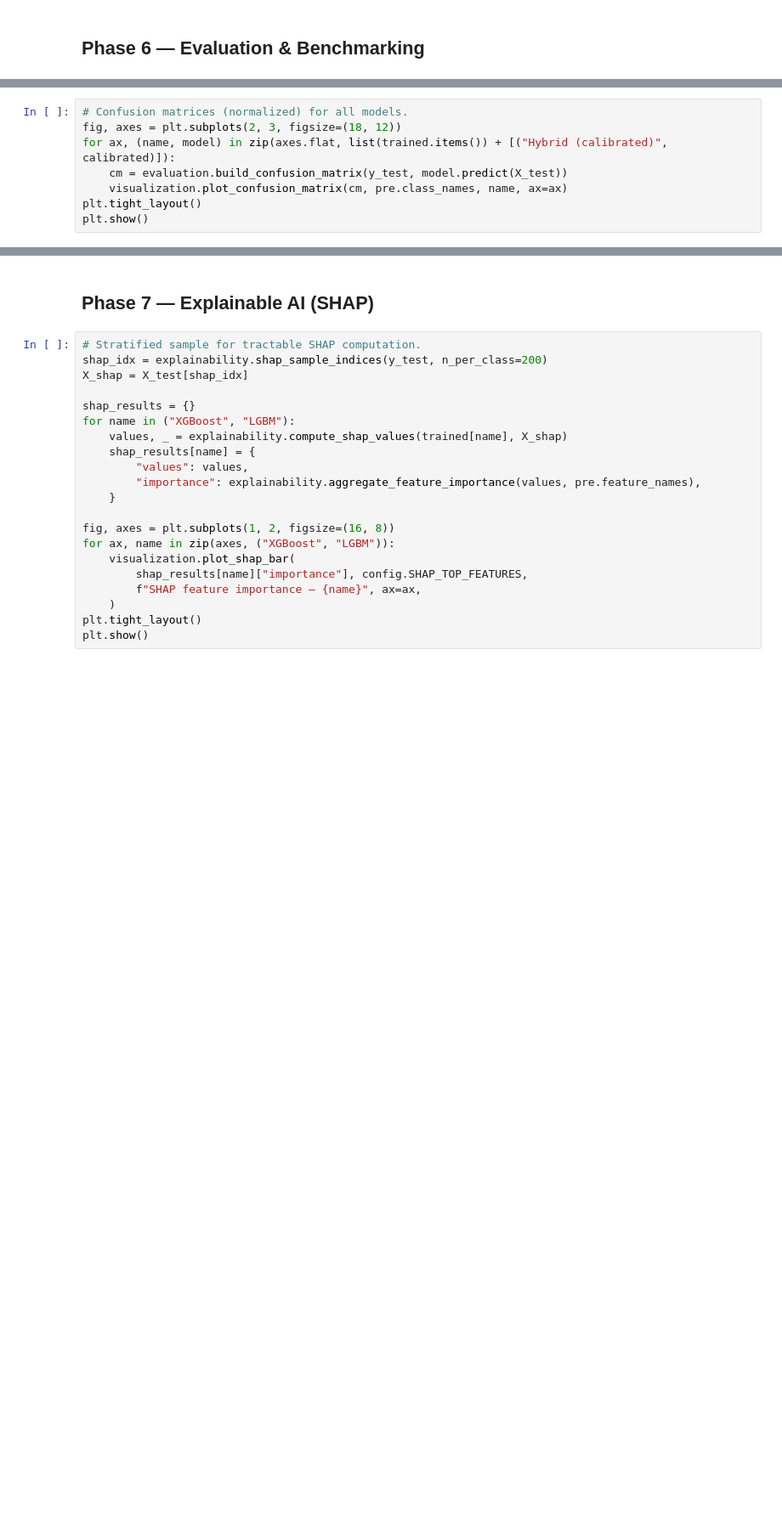
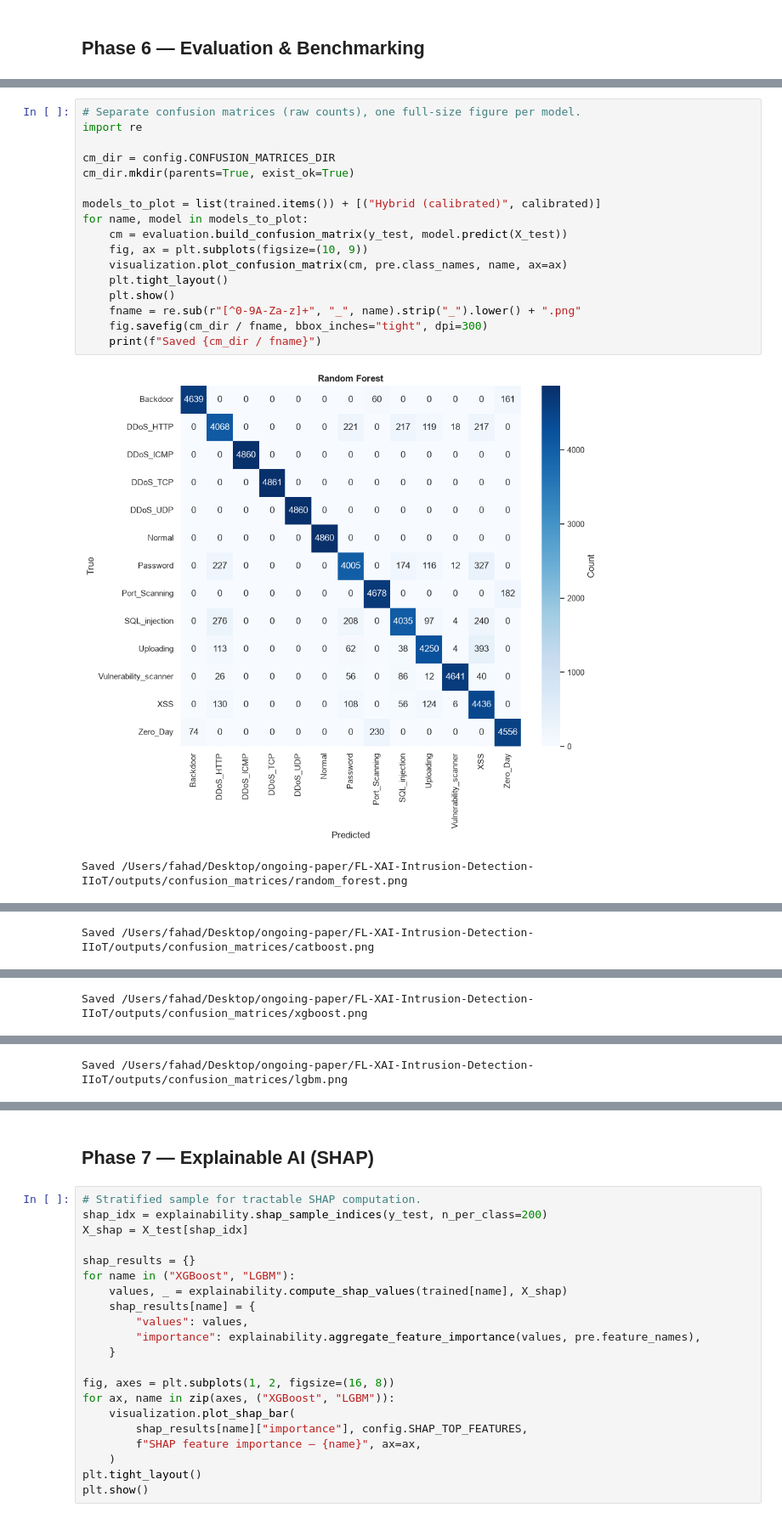
Before and after one commit to fahadsid1770/FL-XAI-Intrusion-Detection-IIoT, a Jupyter notebook: FL-XAI-intrusion-detection.ipynb, the cells around one changed output, grey strips where cells are left out. Shown at 85% size. Saved outputs shown, nothing was run; the diff lists cells and outputs as text; blank space fills up the shorter version.

Commit message:
visualization and confusion matrix is fixed

```diff
--- a/FL-XAI-intrusion-detection.ipynb
+++ b/FL-XAI-intrusion-detection.ipynb
@@ -134,8 +210,20 @@ print("\nPaper benchmark targets (Hybrid):", config.BENCHMARK_TARGETS)
-# %%
-# Confusion matrices (normalized) for all models.
-fig, axes = plt.subplots(2, 3, figsize=(18, 12))
-for ax, (name, model) in zip(axes.flat, list(trained.items()) + [("Hybrid (calibrated)", calibrated)]):
-    cm = evaluation.build_confusion_matrix(y_test, model.predict(X_test))
-    visualization.plot_confusion_matrix(cm, pre.class_names, name, ax=ax)
-plt.tight_layout()
-plt.show()
+# %%
+# Separate confusion matrices (raw counts), one full-size figure per model.
+import re
+
+cm_dir = config.CONFUSION_MATRICES_DIR
+cm_dir.mkdir(parents=True, exist_ok=True)
+
+models_to_plot = list(trained.items()) + [("Hybrid (calibrated)", calibrated)]
+for name, model in models_to_plot:
+    cm = evaluation.build_confusion_matrix(y_test, model.predict(X_test))
+    fig, ax = plt.subplots(figsize=(10, 9))
+    visualization.plot_confusion_matrix(cm, pre.class_names, name, ax=ax)
+    plt.tight_layout()
+    plt.show()
+    fname = re.sub(r"[^0-9A-Za-z]+", "_", name).strip("_").lower() + ".png"
+    fig.savefig(cm_dir / fname, bbox_inches="tight", dpi=300)
+    print(f"Saved {cm_dir / fname}")
+# %% [output]
+[figure, added]
+Saved /Users/fahad/Desktop/ongoing-paper/FL-XAI-Intrusion-Detection-IIoT/outputs/confusion_matrices/random_forest.png
@@ -141,0 +231 @@ plt.show()
+Saved /Users/fahad/Desktop/ongoing-paper/FL-XAI-Intrusion-Detection-IIoT/outputs/confusion_matrices/catboost.png
@@ -141,0 +233 @@ plt.show()
+Saved /Users/fahad/Desktop/ongoing-paper/FL-XAI-Intrusion-Detection-IIoT/outputs/confusion_matrices/xgboost.png
@@ -141,0 +235 @@ plt.show()
+Saved /Users/fahad/Desktop/ongoing-paper/FL-XAI-Intrusion-Detection-IIoT/outputs/confusion_matrices/lgbm.png
```
Also changed, not shown: parts of 17 cells of this notebook, 2 other files.
